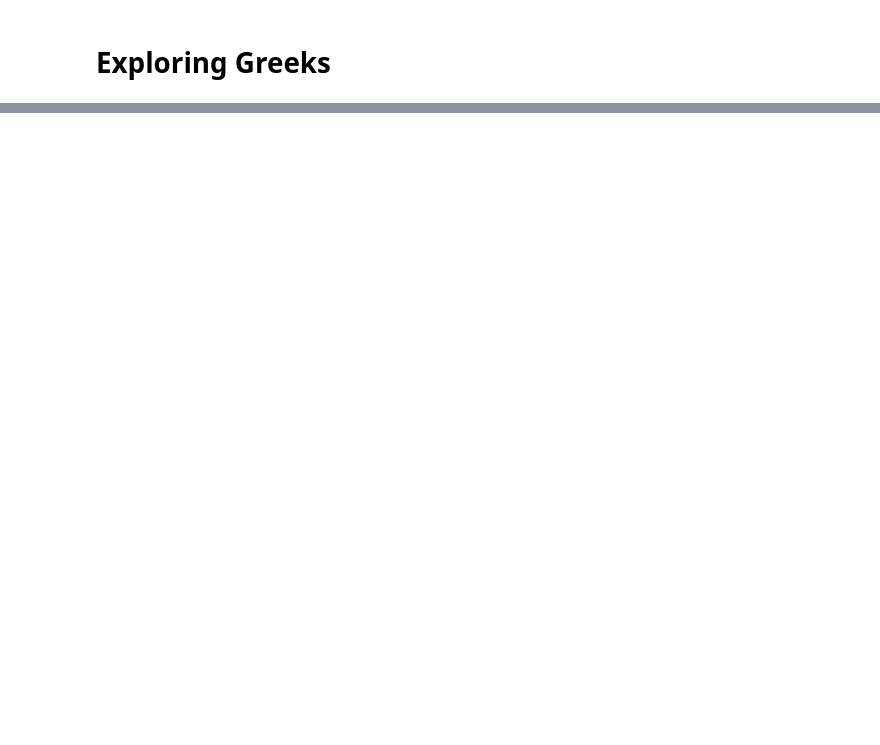
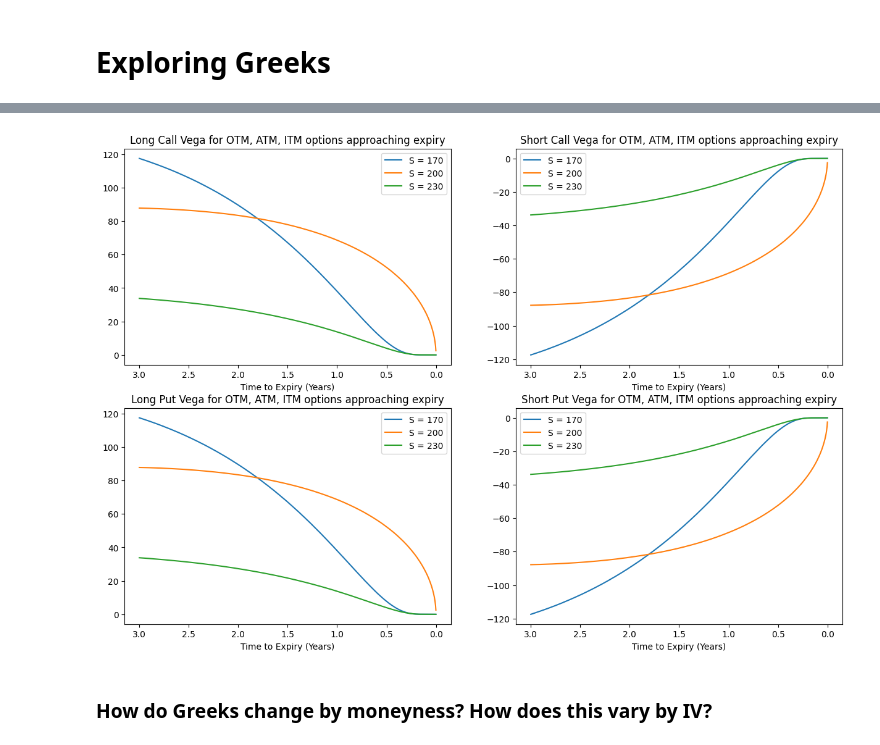
Before and after one commit to ed-churchill/implied-order-book, a Jupyter notebook: black-scholes-modelling.ipynb, the cells around one changed output, grey strips where cells are left out. Saved outputs shown, nothing was run; the diff lists cells and outputs as text; code cells hidden in the pictures; blank space fills up the shorter version.

```diff
--- a/black-scholes-modelling.ipynb
+++ b/black-scholes-modelling.ipynb
@@ -812,0 +680,37 @@ plt.show()
+# %%
+###############################
+# Vega
+###############################
+
+# Set up subplots
+fig, ax = plt.subplots(2, 2, figsize=(15, 10))
+
+for i, option_type in enumerate(option_types):
+    for j, position in enumerate(positions):
+        # Calculate vega across expiries for each spot price
+        vegas_per_spot = [
+            [
+                bsm.vega(
+                    position=position,
+                    S=spot,
+                    K=K,
+                    r=r,
+                    sigma=sigma,
+                    t=exp
+                )
+                for exp in expiries
+            ]
+            for spot in spots
+        ]
+
+        # Plot graph
+        for vegas, spot in zip(vegas_per_spot, spots):
+            ax[i, j].plot(expiries, vegas, label=f"S = {spot}")
+            ax[i, j].invert_xaxis()
+            ax[i, j].legend()
+            ax[i, j].set_title(f"{position} {option_type} Vega for OTM, ATM, ITM options approaching expiry")
+            ax[i, j].set_xlabel('Time to Expiry (Years)')
+# %% [output]
+[figure, added]
+# %% [markdown]
+### How do Greeks change by moneyness? How does this vary by IV?
```
Also changed, not shown: parts of 37 cells of this notebook.
